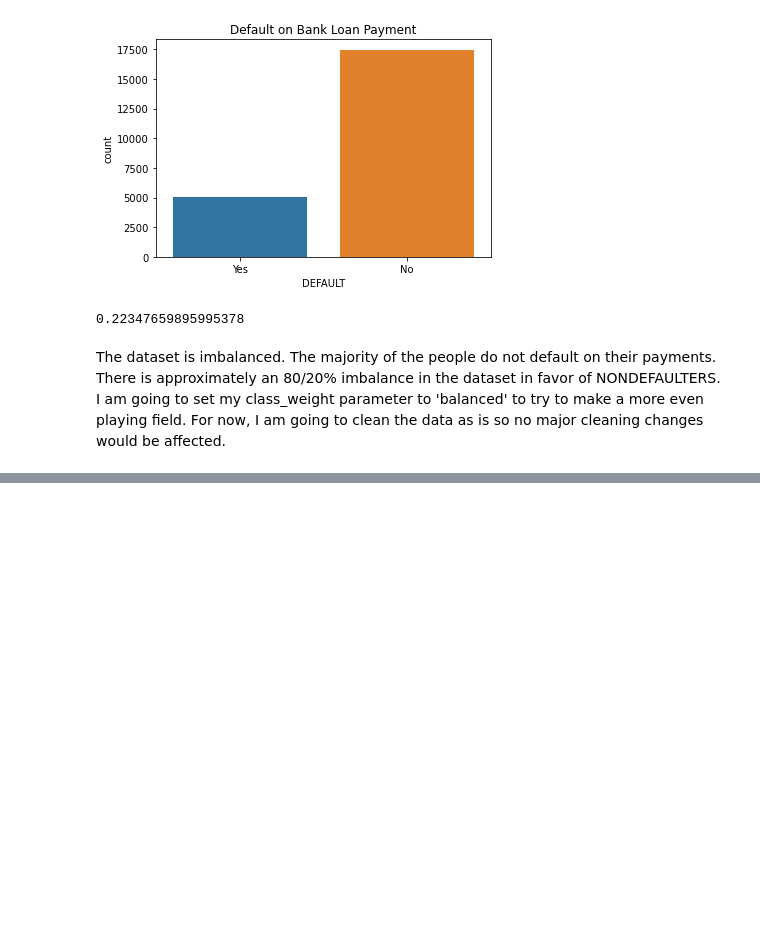
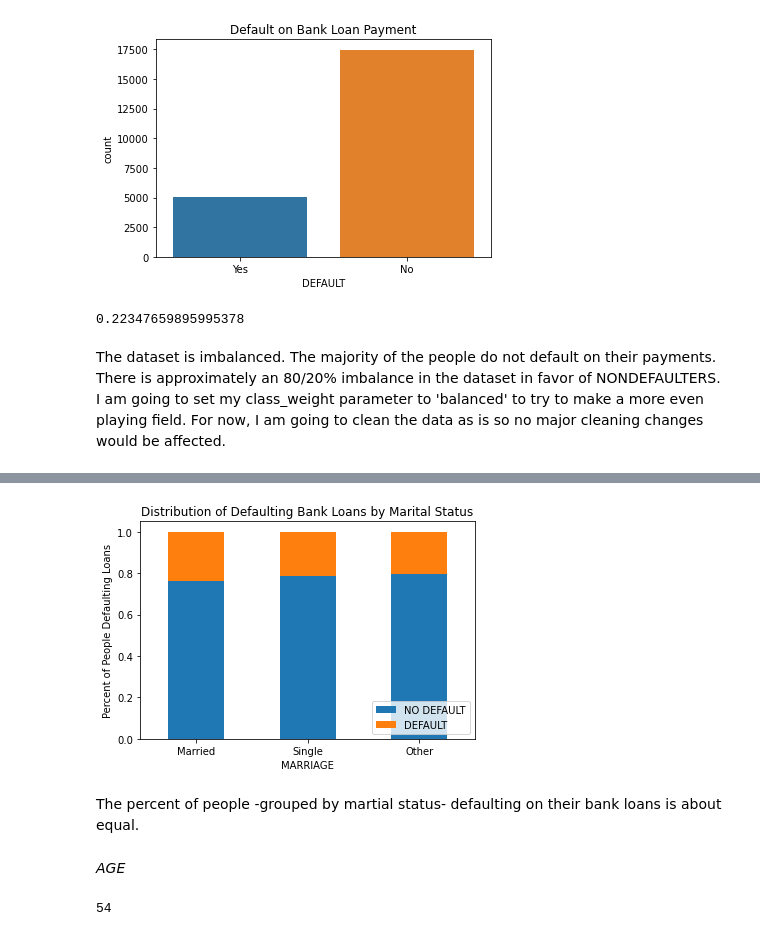
Before and after one commit to zachagreenberg/DefaultPredictionAnalysis, a Jupyter notebook: eda-modeling-evaluation.ipynb, the cells around one changed output, grey strips where cells are left out. Cells and saved outputs as stored; diff of their text form; code cells hidden in the pictures; blank space fills up the shorter version.

```diff
--- a/eda-modeling-evaluation.ipynb
+++ b/eda-modeling-evaluation.ipynb
@@ -72,0 +142,22 @@ The dataset is imbalanced. The majority of the people do not default on their pa
+# %%
+df['MARRIAGE'] = np.where(df['MARRIAGE'] == '0', '2', df['MARRIAGE'])
+# %%
+marriage = ['Married', 'Single', 'Other']
+
+fig, ax = plt.subplots()
+df.groupby('MARRIAGE')['DEFAULT'].value_counts(normalize = True).unstack().plot(kind='bar', stacked = True, ax = ax)
+ax.set_ylabel('Percent of People Defaulting Loans')
+ax.set_title('Distribution of Defaulting Bank Loans by Marital Status')
+ax.set_xticklabels(marriage, rotation = 360);
+ax.legend(loc='lower right', labels=['NO DEFAULT', 'DEFAULT']);
+# %% [output]
+[figure, added]
+# %% [markdown]
+The percent of people -grouped by martial status- defaulting on their bank loans is about equal.
+# %% [markdown]
+*AGE*
+# %%
+#Checking the age range and distribution of ages
+int(df['AGE'].max()) - int(df['AGE'].min())
+# %% [output]
+54
```
Also changed, not shown: parts of 33 cells of this notebook.
